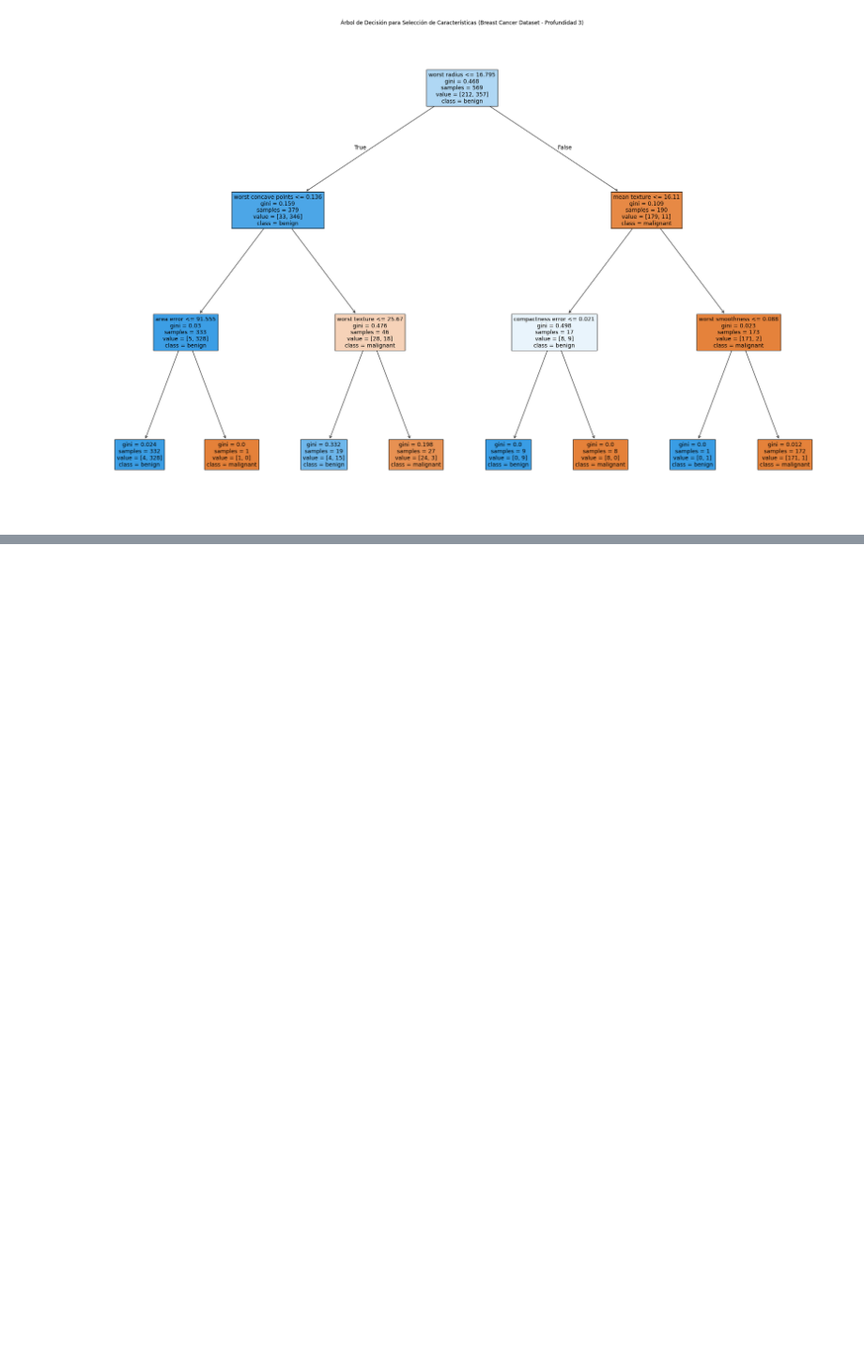
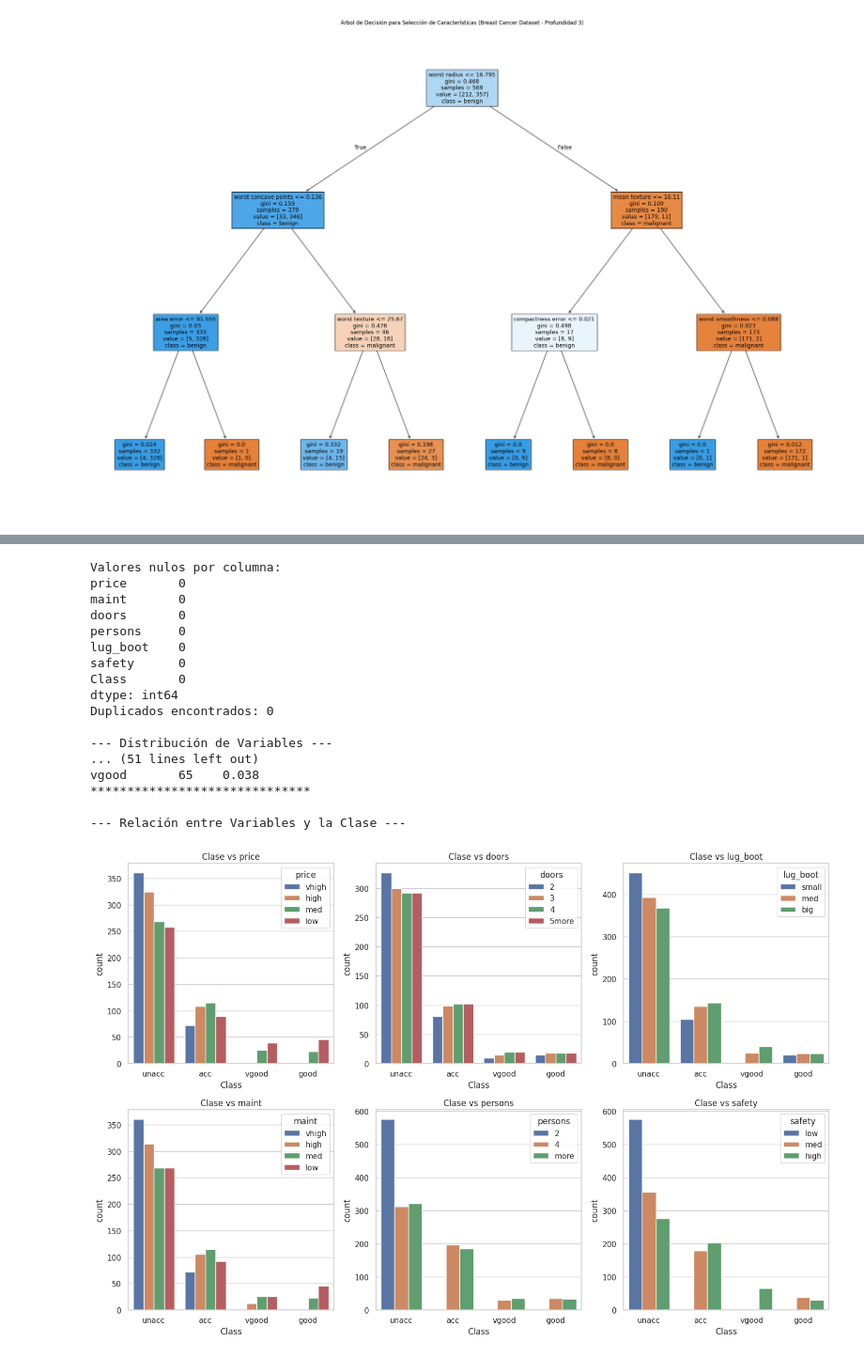
Before and after one commit to elihat2022/ML, a Jupyter notebook: Decision_Trees.ipynb, the cells around one changed output, grey strips where cells are left out. Shown at 94% size. Drawn from its saved outputs; the diff is of its cells as text; code cells hidden in the pictures; blank space fills up the shorter version.

```diff
--- a/Decision_Trees.ipynb
+++ b/Decision_Trees.ipynb
@@ -89,0 +571,56 @@ plt.show()
+# %%
+# --- 2. LIMPIEZA Y EXPLORACIÓN ---
+
+# Verificamos valores nulos
+print(f"Valores nulos por columna:\n{df_car.isnull().sum()}")
+
+# Verificamos duplicados
+print(f"Duplicados encontrados: {df_car.duplicated().sum()}")
+# Eliminamos duplicados si existen (opcional, depende del contexto, aquí no lo hacemos explícito en el código original pero es buena práctica)
+# df_car.drop_duplicates(inplace=True)
+
+# Función para ver conteo y proporción
+def dist(df, target):
+    count = df[target].value_counts(normalize=False)
+    prop = df[target].value_counts(normalize=True)
+    dist = pd.DataFrame({'Freq[N]': count, 'Prop[%]': prop.round(3)})
+    return dist
+
+# Analizamos la distribución de cada variable
+print("\n--- Distribución de Variables ---")
+for col in columns_names:
+    print(f'Variable: {col.upper()}')
+    print(dist(df_car, col))
+    print("*"*30)
+
+# Visualización gráfica
+print("\n--- Relación entre Variables y la Clase ---")
+fig, axes = plt.subplots(nrows=2, ncols=3, figsize=(15, 10))
+
+for i, variable in enumerate(columns_names[:-1]): # Excluimos 'Class' del loop
+    row = i % 2
+    col = i // 2
+    sns.countplot(data=df_car, x='Class', hue=variable, ax=axes[row][col])
+    axes[row][col].set_title(f"Clase vs {variable}")
+
+plt.tight_layout()
+plt.show()
+# %% [output]
+Valores nulos por columna:
+price       0
+maint       0
+doors       0
+persons     0
+lug_boot    0
+safety      0
+Class       0
+dtype: int64
+Duplicados encontrados: 0
+
+--- Distribución de Variables ---
+... (51 lines left out)
+vgood       65    0.038
+******************************
+
+--- Relación entre Variables y la Clase ---
+[figure, added]
```
Also changed, not shown: parts of 16 cells of this notebook, 1 other file.
